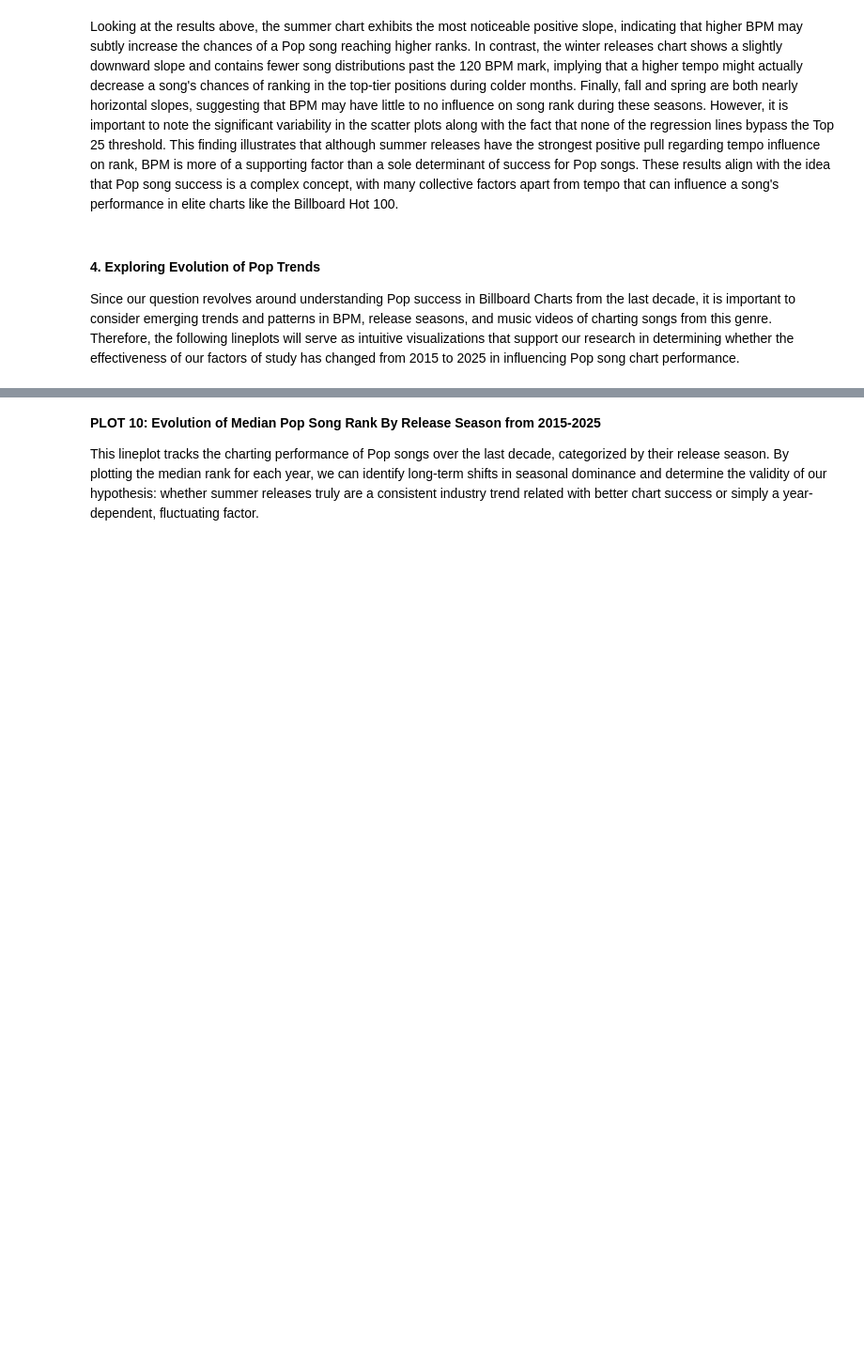
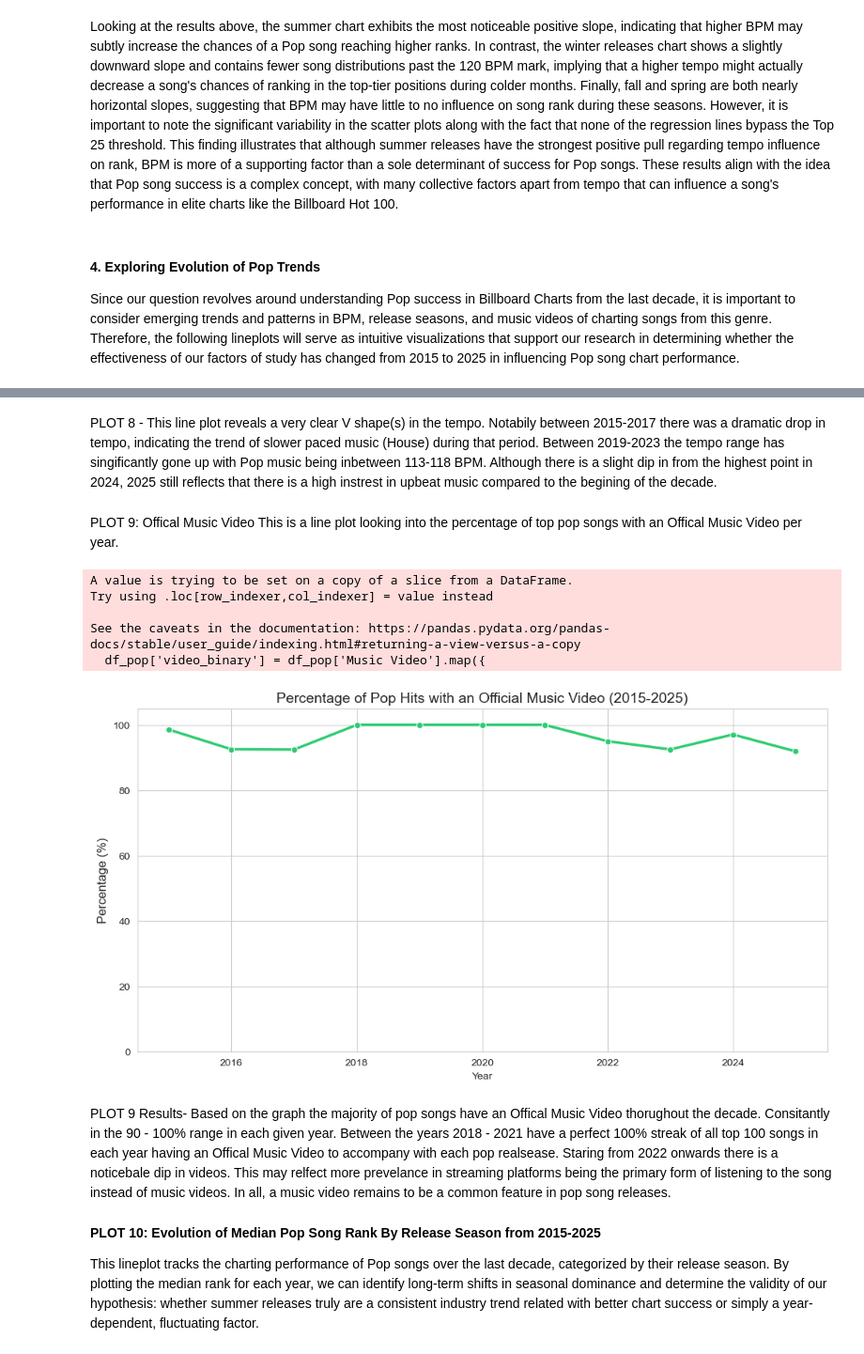
Before and after one commit to COGS108/Group030_WI26, a Jupyter notebook: 02-EDACheckpoint.ipynb, the cells around one changed output, grey strips where cells are left out. Shown at 94% size. Drawn from its saved outputs; the diff is of its cells as text; code cells hidden in the pictures; blank space fills up the shorter version.

```diff
--- a/02-EDACheckpoint.ipynb
+++ b/02-EDACheckpoint.ipynb
@@ -411,3 +423,39 @@ PLOT 9 Analysis/results part
+# %% [markdown]
+PLOT 8 - This line plot reveals a very clear V shape(s) in the tempo. Notabily between 2015-2017 there was a dramatic drop in tempo, indicating the trend of slower paced music (House) during that period. Between 2019-2023 the tempo range has singificantly gone up with Pop music being inbetween 113-118 BPM. Although there is a slight dip in from the highest point in 2024, 2025 still reflects that there is a high instrest in upbeat music compared to the begining of the decade.
+# %% [markdown]
+PLOT 9: Offical Music Video
+This is a line plot looking into the percentage of top pop songs with an Offical Music Video per year.
+# %%
+df_pop['video_binary'] = df_pop['Music Video'].map({
+    True: 1, False: 0,
+    'Yes': 1, 'No': 0,
+    1: 1, 0: 0
+})
+video_trend = df_pop.groupby('Year')['video_binary'].mean() * 100
+plt.figure(figsize=(12, 6))
+sns.set_style("whitegrid")
+
+sns.lineplot(
+    x=video_trend.index,
+    y=video_trend.values,
+    marker='o',
+    color='#2ecc71',
+    linewidth=2.5
+)
+
+plt.title('Percentage of Pop Hits with an Official Music Video (2015-2025)', fontsize=14)
+plt.ylabel('Percentage (%)', fontsize=12)
+plt.ylim(0, 105)
+plt.show()
+# %% [output]
+A value is trying to be set on a copy of a slice from a DataFrame.
+Try using .loc[row_indexer,col_indexer] = value instead
+
+See the caveats in the documentation: https://pandas.pydata.org/pandas-docs/stable/user_guide/indexing.html#returning-a-view-versus-a-copy
+  df_pop['video_binary'] = df_pop['Music Video'].map({
+[figure, added]
+# %% [markdown]
+PLOT 9 Results- Based on the graph the majority of pop songs have an Offical Music Video thorughout the decade. Consitantly in the 90 - 100% range in each given year. Between the years 2018 - 2021 have a perfect 100% streak of all top 100 songs in each year having an Offical Music Video to accompany with each pop realsease. Staring from 2022 onwards there is a noticebale dip in videos. This may relfect more prevelance in streaming platforms being the primary form of listening to the song instead of music videos. In all, a music video remains to be a common feature in pop song releases.
 # %% [markdown]
 **PLOT 10: Evolution of Median Pop Song Rank By Release Season from 2015-2025**
 
```
Also changed, not shown: parts of 13 cells of this notebook.
